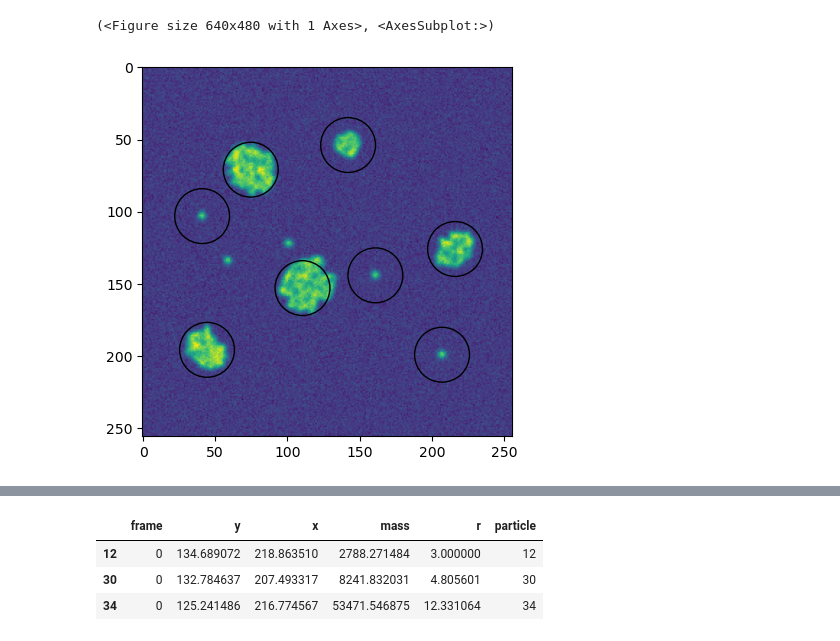
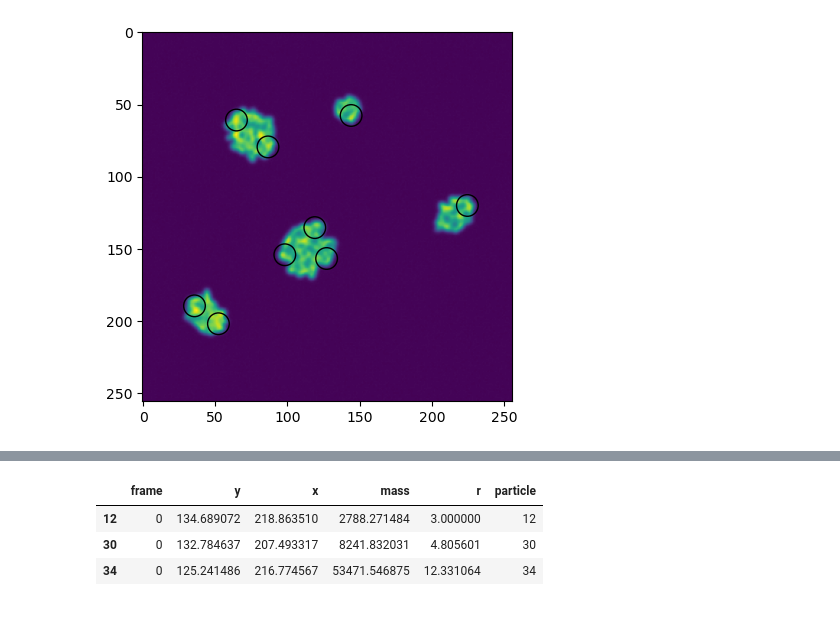
Before and after one commit to amfaber/tracking_optimizations, a Jupyter notebook: gpu-tracking/testing/marcus_blobs/track_marcus_jacob_data.ipynb, the cells around one changed output, grey strips where cells are left out. Drawn from its saved outputs; the diff is of its cells as text; code cells hidden in the pictures.

```diff
--- a/gpu-tracking/testing/marcus_blobs/track_marcus_jacob_data.ipynb
+++ b/gpu-tracking/testing/marcus_blobs/track_marcus_jacob_data.ipynb
@@ -38,8 +30,8 @@ def my_disk(d, r1, r2):
 # %%
-vid = vid1 + vid2
-d = 38
-df = gt.batch(vid, d, snr = 1.5)
+vid = vid2
+d = 15
+df = gt.batch(vid, d, snr = 1.5, characterize = True)
 gt.annotate_video(vid, df, r = d/2)
+df2 = gt.characterize_points(vid, df, diameter = d)
 # %% [output]
-(<Figure size 640x480 with 1 Axes>, <AxesSubplot:>)
-[figure, old version]
+[figure, new version]
```
Also changed, not shown: parts of 13 cells of this notebook, 6 other files.
